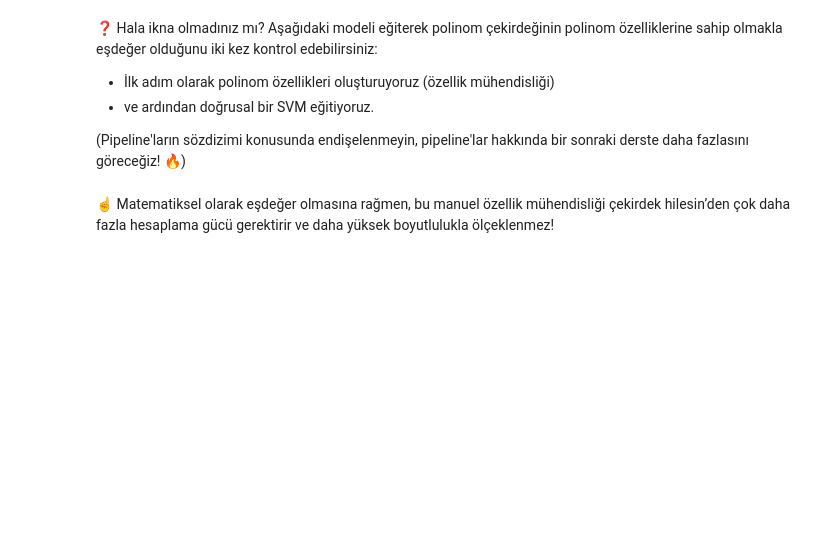
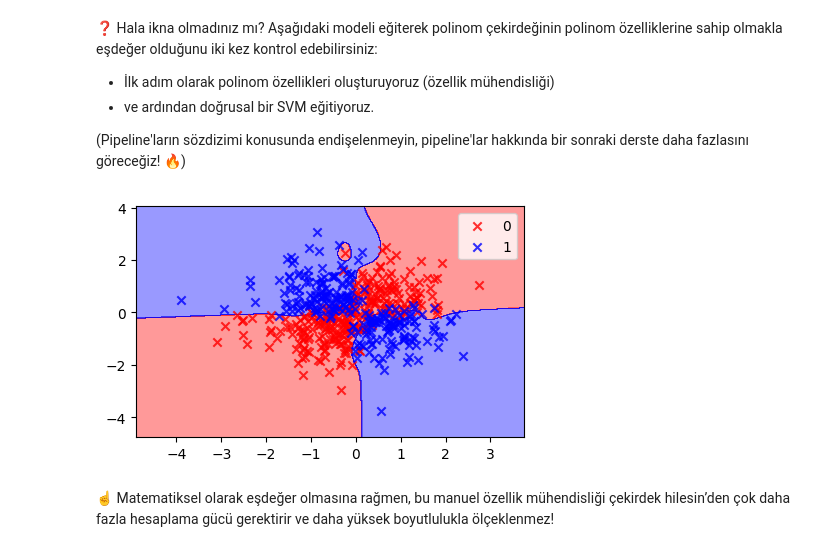
Before and after one commit to zeynepdilaytoptas/S16D5-S-data-svm, a Jupyter notebook: SVM.ipynb, the cells around one changed output. Drawn from its saved outputs; the diff is of its cells as text; code cells hidden in the pictures; blank space fills up the shorter version.

```diff
--- a/SVM.ipynb
+++ b/SVM.ipynb
@@ -199,16 +287,18 @@ print(result.check())
 # %%
 from sklearn.pipeline import make_pipeline
 from sklearn.preprocessing import PolynomialFeatures
 
 # Choose your degree
-degree = None
+degree = 6
 
 equivalent_polynomial_model = make_pipeline(
     (PolynomialFeatures(degree=degree)),  # First, create all polynomial combinations of your features
     (SVC(kernel="linear", C=100))  # Then, fit a linear SVM
 )
 equivalent_polynomial_model.fit(X, y)
 plot_decision_regions(X, y, classifier=equivalent_polynomial_model)
+# %% [output]
+[figure, added]
 # %% [markdown]
 ☝️ Matematiksel olarak eşdeğer olmasına rağmen, bu manuel özellik mühendisliği çekirdek hilesin’den çok daha fazla hesaplama gücü gerektirir ve daha yüksek boyutlulukla ölçeklenmez!
 # %% [markdown]
```
Also changed, not shown: parts of 50 cells of this notebook.
